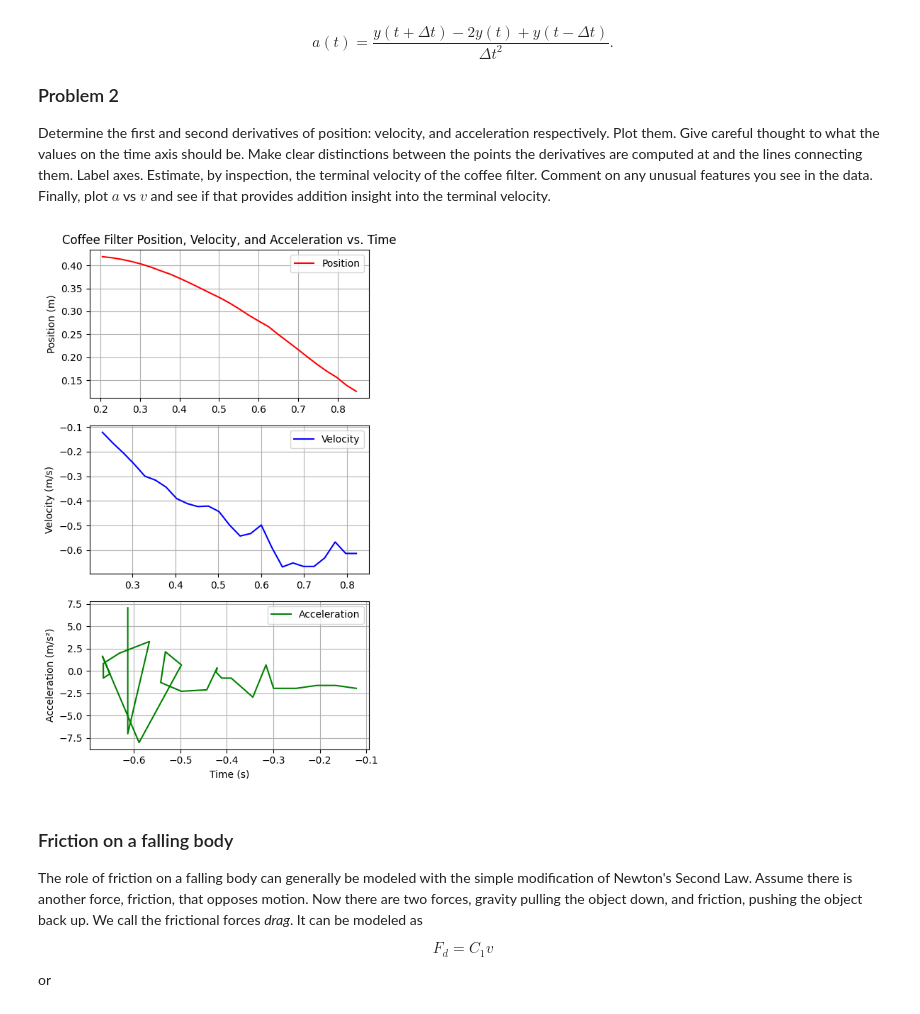
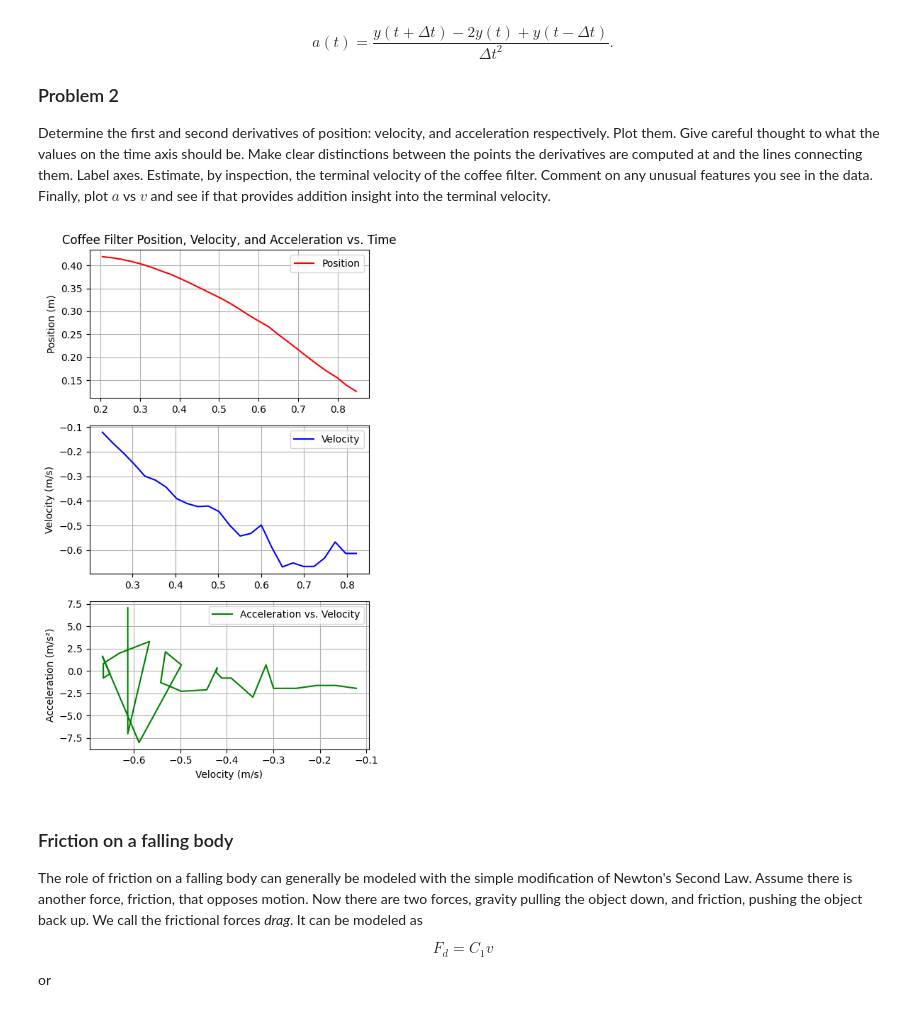
Before and after one commit to lorn-jaeger/CSCI-477, a Jupyter notebook: Problems/Coffee Filter-Student-2025.ipynb, the cells around one changed output. Cells and saved outputs as stored; diff of their text form; code cells hidden in the pictures.

```diff
--- a/Problems/Coffee Filter-Student-2025.ipynb
+++ b/Problems/Coffee Filter-Student-2025.ipynb
@@ -89,33 +89,33 @@ def a(position, time) :
 # %%
 velocity = v(position, time)
 acceleration = a(position, time)
 
 plt.figure(figsize=(5, 8))
 
 plt.subplot(3, 1, 1)
 plt.plot(time, position, 'r-', label='Position')
 plt.ylabel('Position (m)')
 plt.title('Coffee Filter Position, Velocity, and Acceleration vs. Time')
 plt.legend()
 plt.grid(True)
 
 plt.subplot(3, 1, 2)
 plt.plot(time[1:-1], velocity, 'b-', label='Velocity')
 plt.ylabel('Velocity (m/s)')
 plt.legend()
 plt.grid(True)
 
 plt.subplot(3, 1, 3)
-plt.plot(velocity, acceleration, 'g-', label='Acceleration')
+plt.plot(velocity, acceleration, 'g-', label='Acceleration vs. Velocity')
 plt.ylabel('Acceleration (m/s²)')
-plt.xlabel('Time (s)')
+plt.xlabel('Velocity (m/s)')
 plt.legend()
 plt.grid(True)
 
 plt.tight_layout()
 plt.show()
 # %% [output]
-[figure, old version]
+[figure, new version]
 # %% [markdown]
 ### Friction on a falling body
 
```
Also changed, not shown: parts of 4 cells of this notebook.
